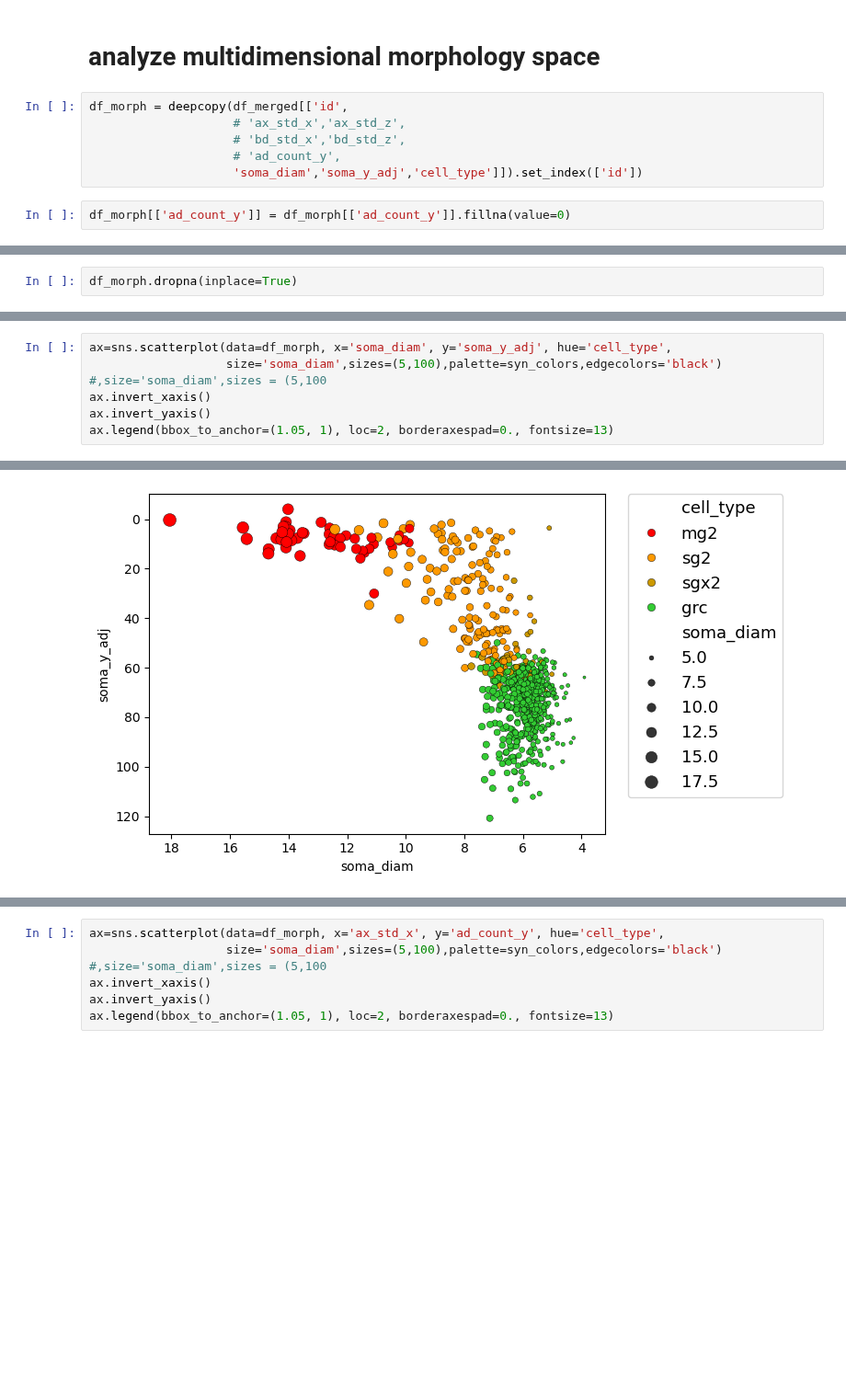
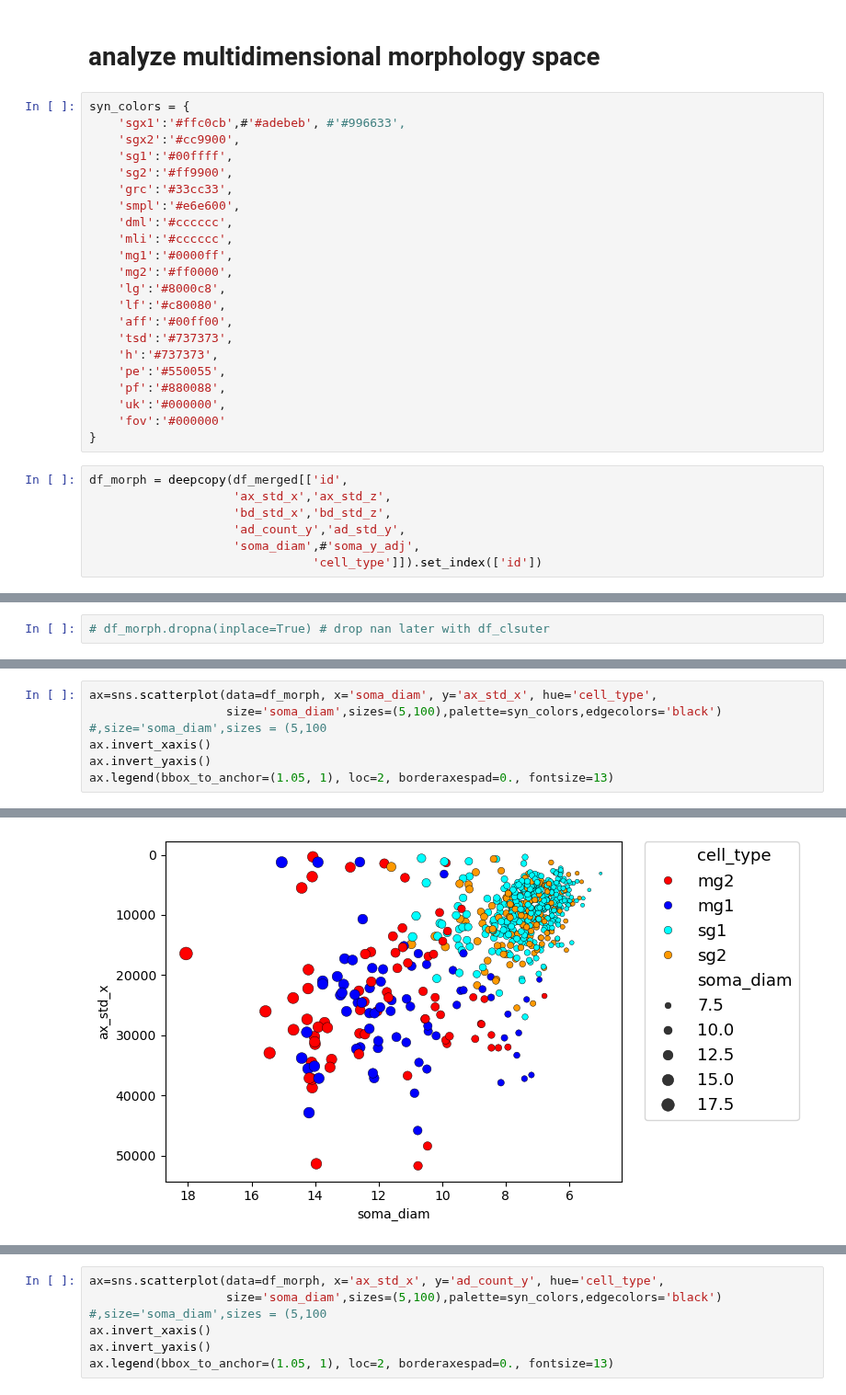
Before and after one commit to neurologic/eCREST, a Jupyter notebook: MG_continuum.ipynb, the cells around one changed output, grey strips where cells are left out. Shown at 92% size. Saved outputs shown, nothing was run; the diff lists cells and outputs as text; blank space fills up the shorter version.

```diff
--- a/MG_continuum.ipynb
+++ b/MG_continuum.ipynb
@@ -453,10 +533,31 @@ array(['fov', 'mli', 'uk', 'pe', 'pf', 'tsd', 'mg1', 'mg2', 'glia', 'sg2',
 # %% [markdown]
 # analyze multidimensional morphology space
+# %%
+syn_colors = {
+    'sgx1':'#ffc0cb',#'#adebeb', #'#996633',
+    'sgx2':'#cc9900',
+    'sg1':'#00ffff',
+    'sg2':'#ff9900',
+    'grc':'#33cc33',
+    'smpl':'#e6e600',
+    'dml':'#cccccc',
+    'mli':'#cccccc',
+    'mg1':'#0000ff',
+    'mg2':'#ff0000',
+    'lg':'#8000c8',
+    'lf':'#c80080',
+    'aff':'#00ff00',
+    'tsd':'#737373',
+    'h':'#737373',
+    'pe':'#550055',
+    'pf':'#880088',
+    'uk':'#000000',
+    'fov':'#000000'
+}
 # %%
 df_morph = deepcopy(df_merged[['id',
-                    # 'ax_std_x','ax_std_z',
-                    # 'bd_std_x','bd_std_z',
-                    # 'ad_count_y',
-                    'soma_diam','soma_y_adj','cell_type']]).set_index(['id'])
+                    'ax_std_x','ax_std_z',
+                    'bd_std_x','bd_std_z',
+                    'ad_count_y','ad_std_y',
+                    'soma_diam',#'soma_y_adj',
+                               'cell_type']]).set_index(['id'])
-# %%
-df_morph[['ad_count_y']] = df_morph[['ad_count_y']].fillna(value=0)
@@ -463,5 +572,5 @@ df_morph[['ad_count_y']] = df_morph[['ad_count_y']].fillna(value=0)
 # %%
-df_morph.dropna(inplace=True)
+# df_morph.dropna(inplace=True) # drop nan later with df_clsuter
 # %%
 df_morph.columns
 # %% [output]
@@ -469,13 +580,13 @@ Index(['soma_diam', 'soma_y_adj', 'cell_type'], dtype='object')
 # %%
-ax=sns.scatterplot(data=df_morph, x='soma_diam', y='soma_y_adj', hue='cell_type',
+ax=sns.scatterplot(data=df_morph, x='soma_diam', y='ax_std_x', hue='cell_type',
                    size='soma_diam',sizes=(5,100),palette=syn_colors,edgecolors='black')
 #,size='soma_diam',sizes = (5,100
 ax.invert_xaxis()
 ax.invert_yaxis()
 ax.legend(bbox_to_anchor=(1.05, 1), loc=2, borderaxespad=0., fontsize=13)
 # %% [output]
 <matplotlib.legend.Legend at 0x...>
-[figure, old version]
+[figure, new version]
 # %%
 df_morph[df_morph.index.isin([386409916])]
 # %% [output]
```
Also changed, not shown: parts of 78 cells of this notebook, 4 other files.
